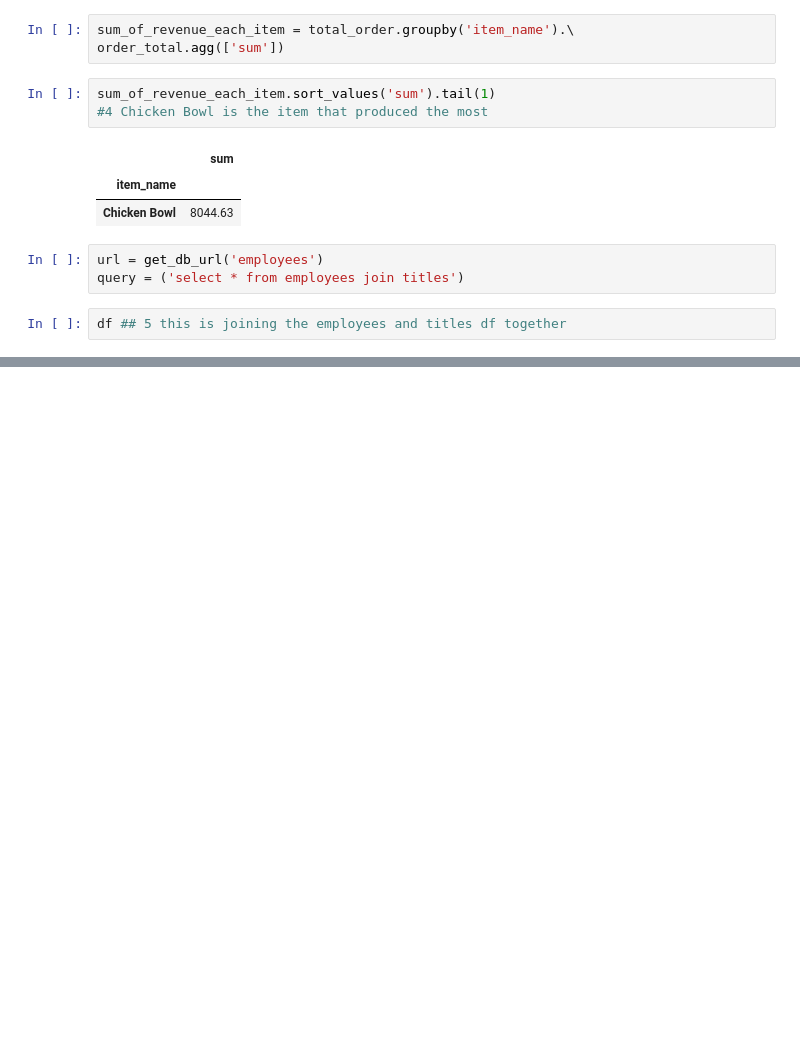
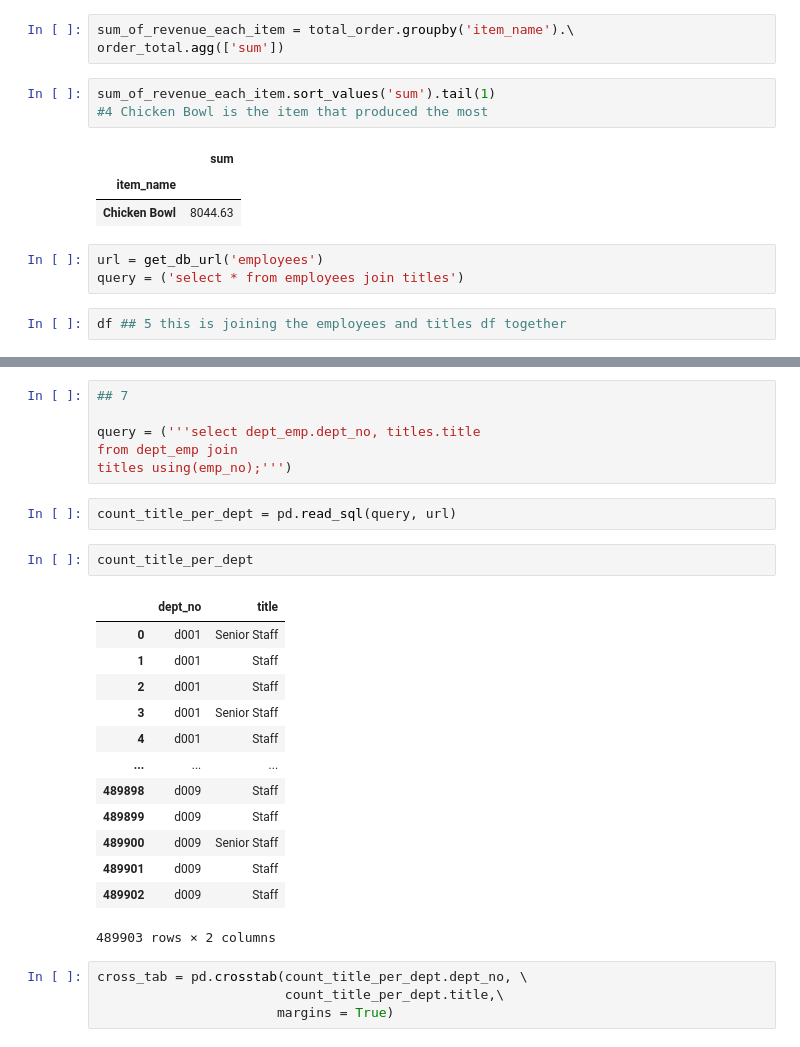
Before and after one commit to wherrickjr/numpy-pandas-visualization-exercises, a Jupyter notebook: advanced_dataframe.ipynb, the cells around one changed output, grey strips where cells are left out. Cells and saved outputs as stored; diff of their text form; blank space fills up the shorter version.

```diff
--- a/advanced_dataframe.ipynb
+++ b/advanced_dataframe.ipynb
@@ -332,0 +344,28 @@ df.sort_values(['title', 'from_date'])
+# %%
+## 7
+
+query = ('''select dept_emp.dept_no, titles.title
+from dept_emp join
+titles using(emp_no);''')
+# %%
+count_title_per_dept = pd.read_sql(query, url)
+# %%
+count_title_per_dept
+# %% [output]
+|  | dept_no | title |
+| 0 | d001 | Senior Staff |
+| 1 | d001 | Staff |
+| 2 | d001 | Staff |
+| 3 | d001 | Senior Staff |
+| 4 | d001 | Staff |
+| ... | ... | ... |
+| 489898 | d009 | Staff |
+| 489899 | d009 | Staff |
+| 489900 | d009 | Senior Staff |
+| 489901 | d009 | Staff |
+| 489902 | d009 | Staff |
+489903 rows × 2 columns
+# %%
+cross_tab = pd.crosstab(count_title_per_dept.dept_no, \
+                        count_title_per_dept.title,\
+                       margins = True)
```
Also changed, not shown: parts of 12 cells of this notebook, 1 other file.
